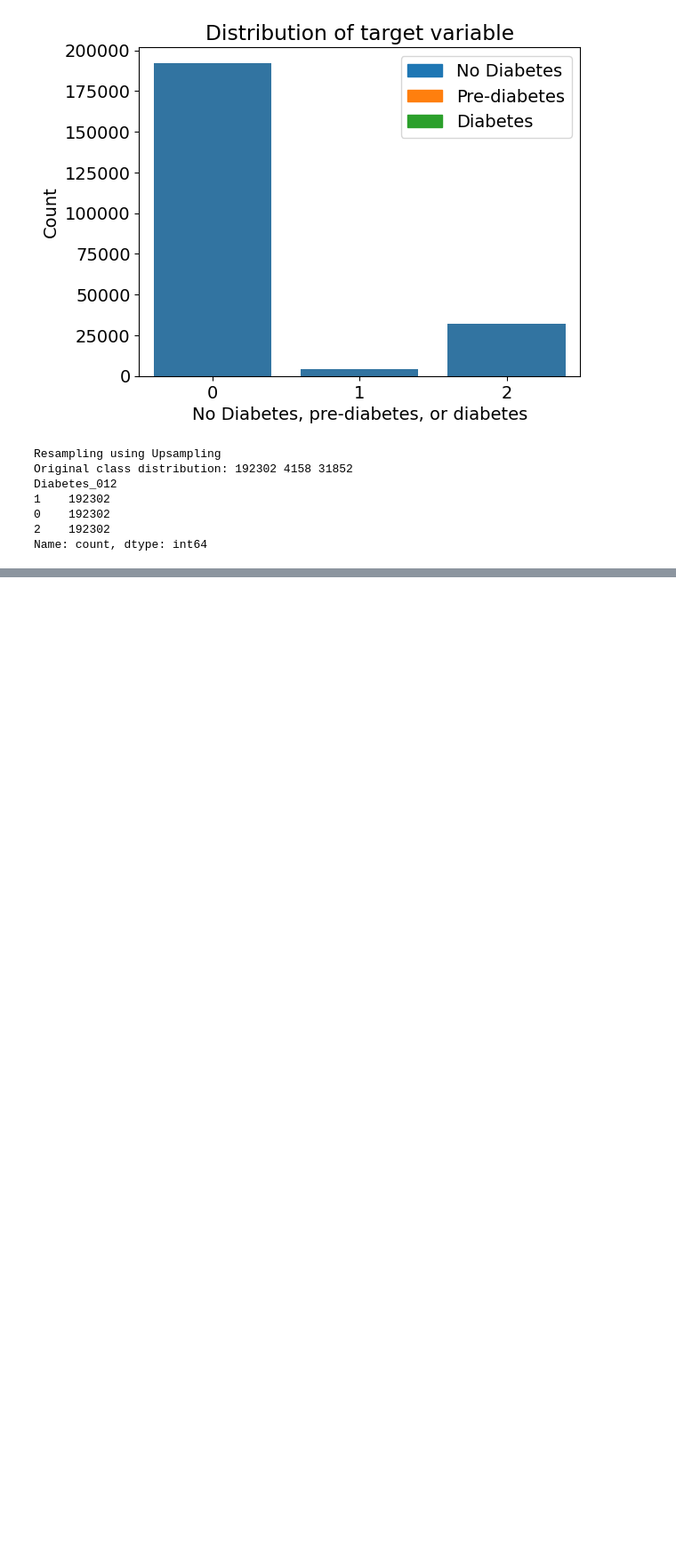
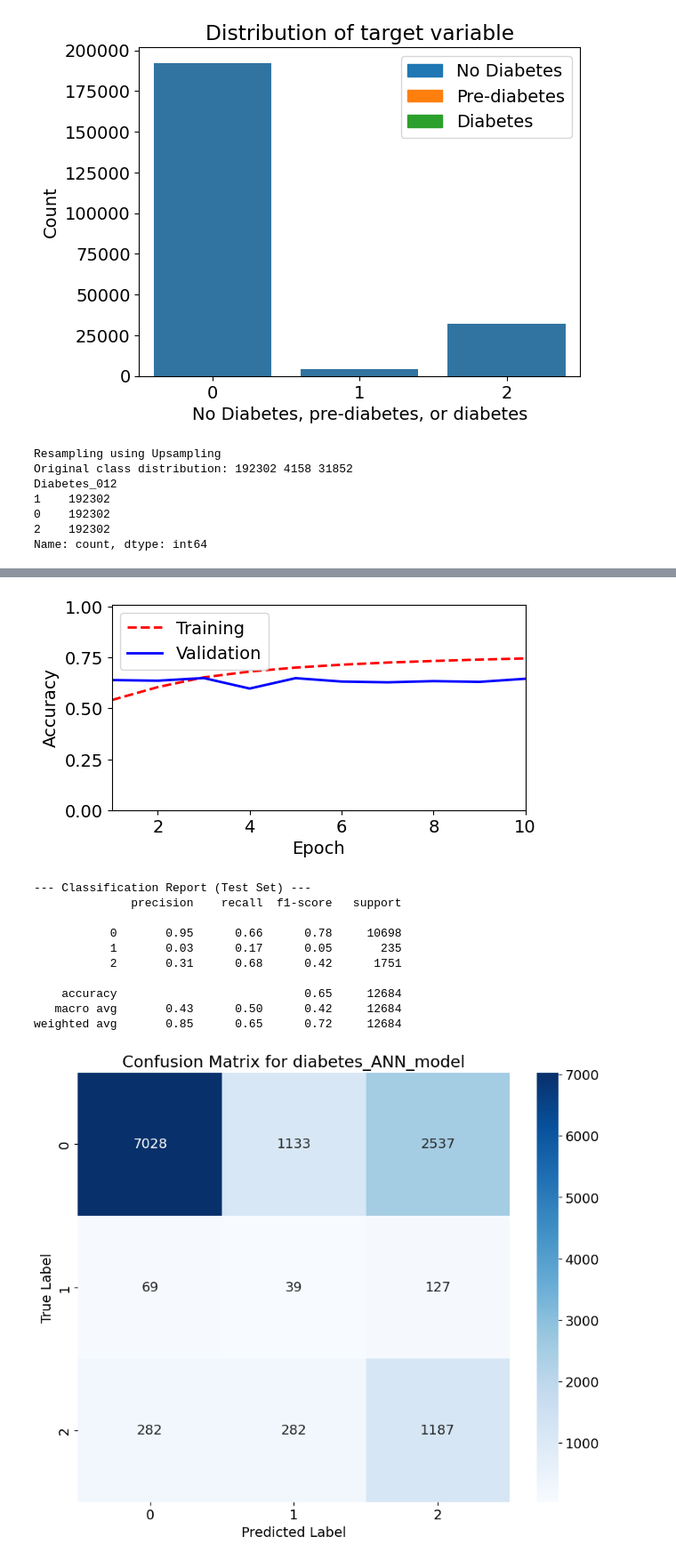
Before and after one commit to hansikaweerasena/MLE, a Jupyter notebook: Diabetis_DNN/neural_network.ipynb, the cells around one changed output, grey strips where cells are left out. Shown at 89% size. Cells and saved outputs as stored; diff of their text form; code cells hidden in the pictures; blank space fills up the shorter version.

```diff
--- a/Diabetis_DNN/neural_network.ipynb
+++ b/Diabetis_DNN/neural_network.ipynb
@@ -451,3 +492,6 @@ Diabetes_012
 0    192302
 2    192302
 Name: count, dtype: int64
+# %%
+name, model = create_compile_model(hidden_widths=[128,64,32])
+eval_data = train_model(model, dataset=(resampled_train_x, resampled_train_y, val_x, val_y, test_x, test_y), verbose=True)
@@ -453,0 +517,3 @@ Name: count, dtype: int64
+# %%
+evaluate_model(name, model, eval_data, provide_classification_report=True)
+# %% [output]
@@ -453,0 +522,12 @@ Name: count, dtype: int64
+[figure, added]
+--- Classification Report (Test Set) ---
+              precision    recall  f1-score   support
+
+           0       0.95      0.66      0.78     10698
+           1       0.03      0.17      0.05       235
+           2       0.31      0.68      0.42      1751
+
+    accuracy                           0.65     12684
+   macro avg       0.43      0.50      0.42     12684
+weighted avg       0.85      0.65      0.72     12684
+[figure, added]
```
Also changed, not shown: parts of 10 cells of this notebook.
